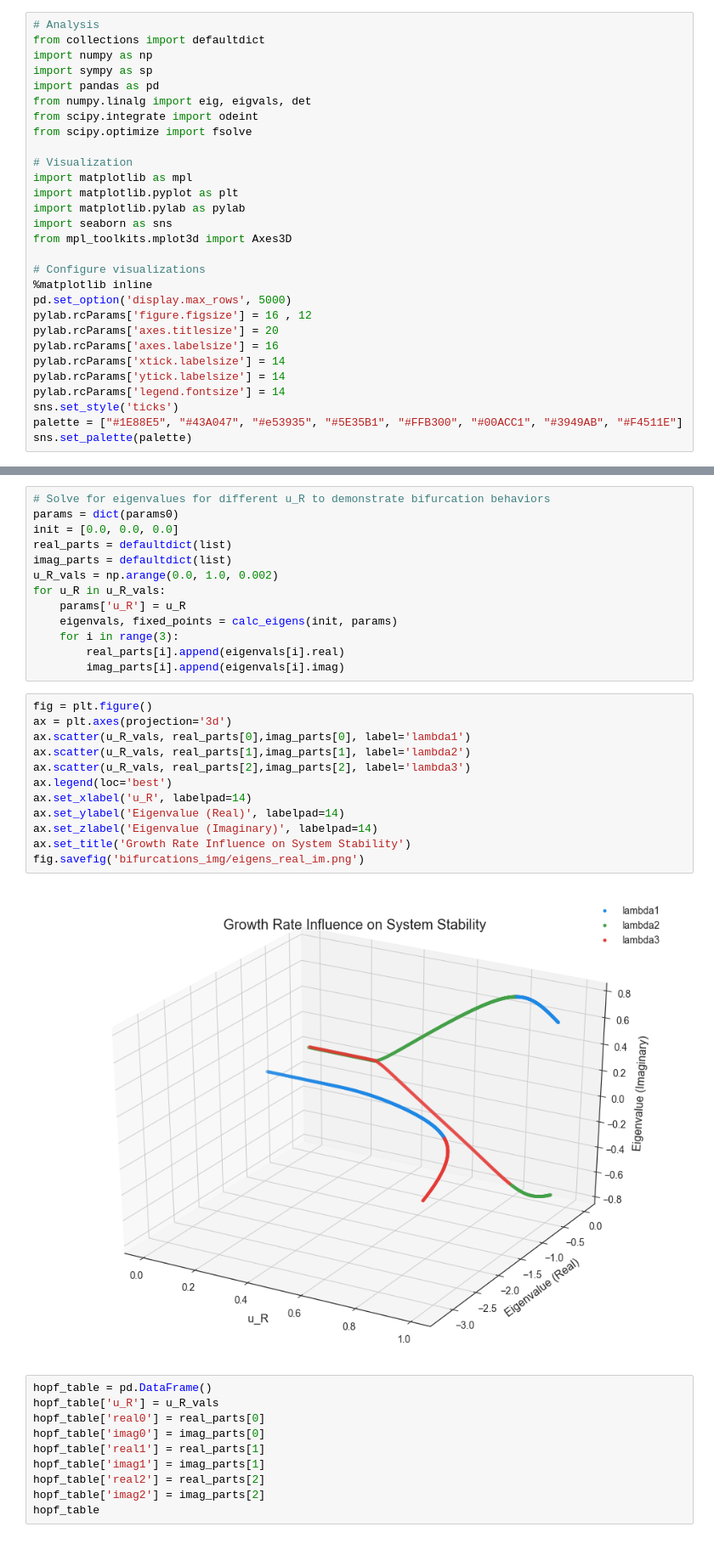
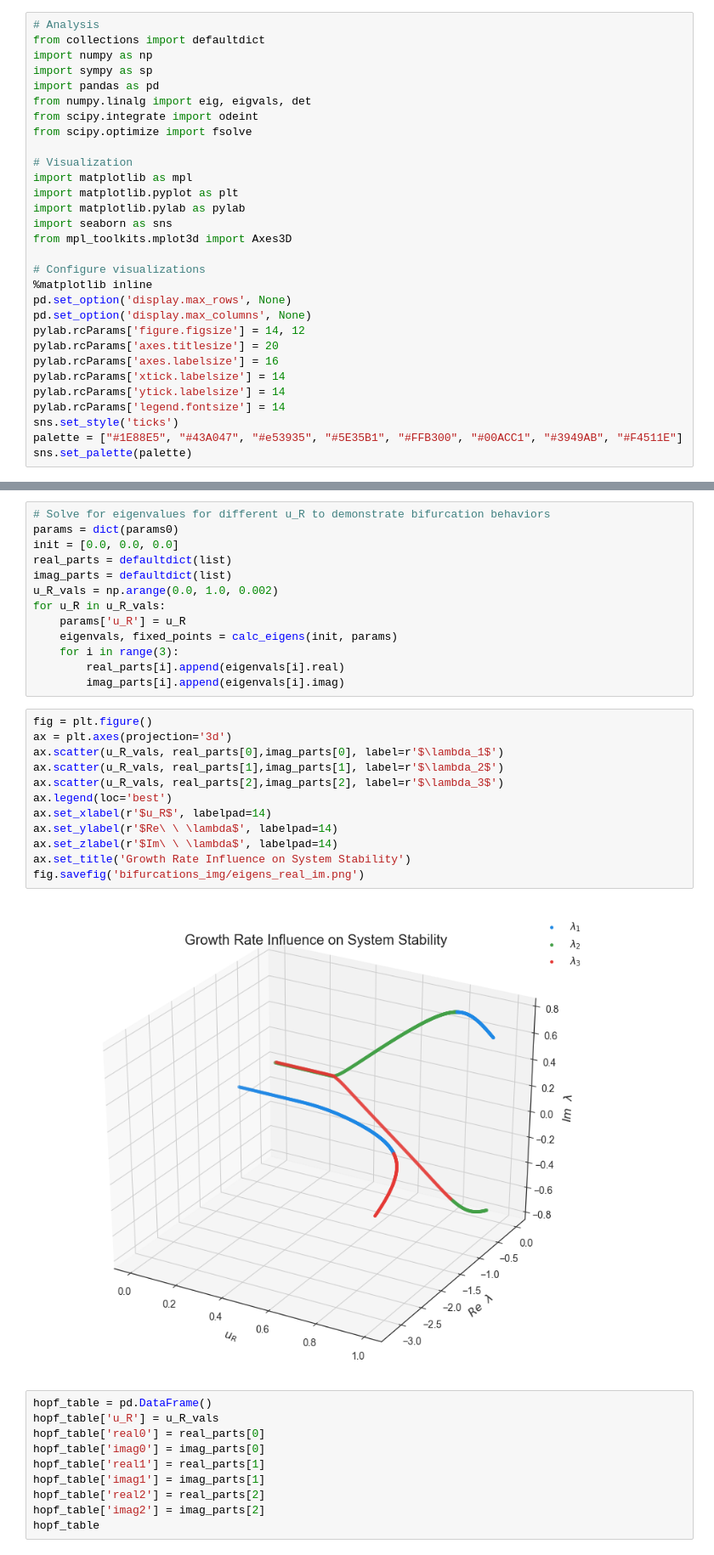
Before and after one commit to phuongho43/beng125-trpOperon, a Jupyter notebook: trpOperon.ipynb, the cells around one changed output, grey strips where cells are left out. Shown at 85% size. Drawn from its saved outputs; the diff is of its cells as text.

Commit message:
Prettify graphs

```diff
--- a/trpOperon.ipynb
+++ b/trpOperon.ipynb
@@ -19,8 +19,9 @@ from mpl_toolkits.mplot3d import Axes3D
 
 # Configure visualizations
 %matplotlib inline
-pd.set_option('display.max_rows', 5000)
-pylab.rcParams['figure.figsize'] = 16 , 12
+pd.set_option('display.max_rows', None)
+pd.set_option('display.max_columns', None)
+pylab.rcParams['figure.figsize'] = 14, 12
 pylab.rcParams['axes.titlesize'] = 20
 pylab.rcParams['axes.labelsize'] = 16
 pylab.rcParams['xtick.labelsize'] = 14
@@ -111,17 +112,17 @@ for u_R in u_R_vals:
 # %%
 fig = plt.figure()
 ax = plt.axes(projection='3d')
-ax.scatter(u_R_vals, real_parts[0],imag_parts[0], label='lambda1')
-ax.scatter(u_R_vals, real_parts[1],imag_parts[1], label='lambda2')
-ax.scatter(u_R_vals, real_parts[2],imag_parts[2], label='lambda3')
+ax.scatter(u_R_vals, real_parts[0],imag_parts[0], label=r'$\lambda_1$')
+ax.scatter(u_R_vals, real_parts[1],imag_parts[1], label=r'$\lambda_2$')
+ax.scatter(u_R_vals, real_parts[2],imag_parts[2], label=r'$\lambda_3$')
 ax.legend(loc='best')
-ax.set_xlabel('u_R', labelpad=14)
-ax.set_ylabel('Eigenvalue (Real)', labelpad=14)
-ax.set_zlabel('Eigenvalue (Imaginary)', labelpad=14)
+ax.set_xlabel(r'$u_R$', labelpad=14)
+ax.set_ylabel(r'$Re\ \ \lambda$', labelpad=14)
+ax.set_zlabel(r'$Im\ \ \lambda$', labelpad=14)
 ax.set_title('Growth Rate Influence on System Stability')
 fig.savefig('bifurcations_img/eigens_real_im.png')
 # %% [output]
-[figure, old version]
+[figure, new version]
 # %%
 hopf_table = pd.DataFrame()
 hopf_table['u_R'] = u_R_vals
```
Also changed, not shown: parts of 16 cells of this notebook, 15 other files.
